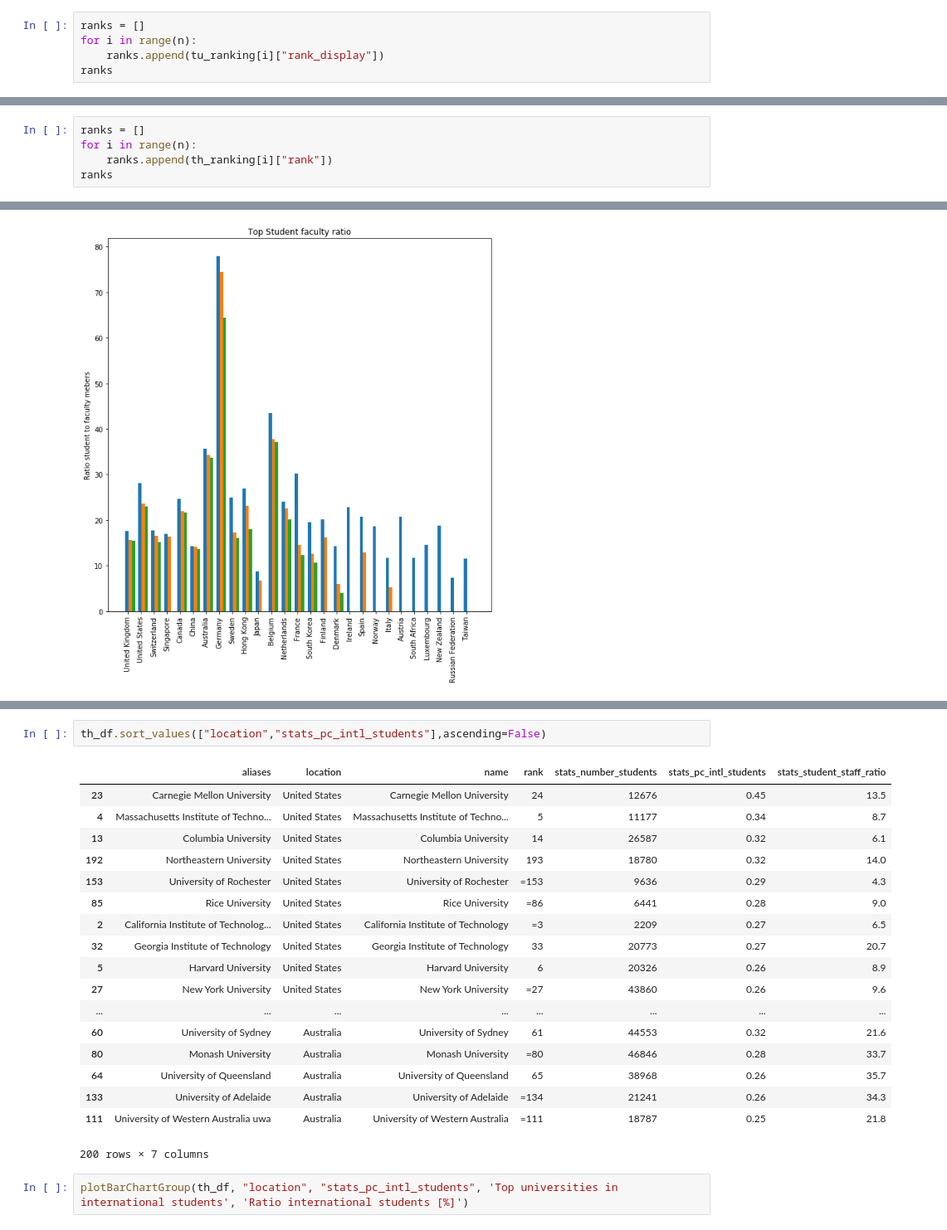
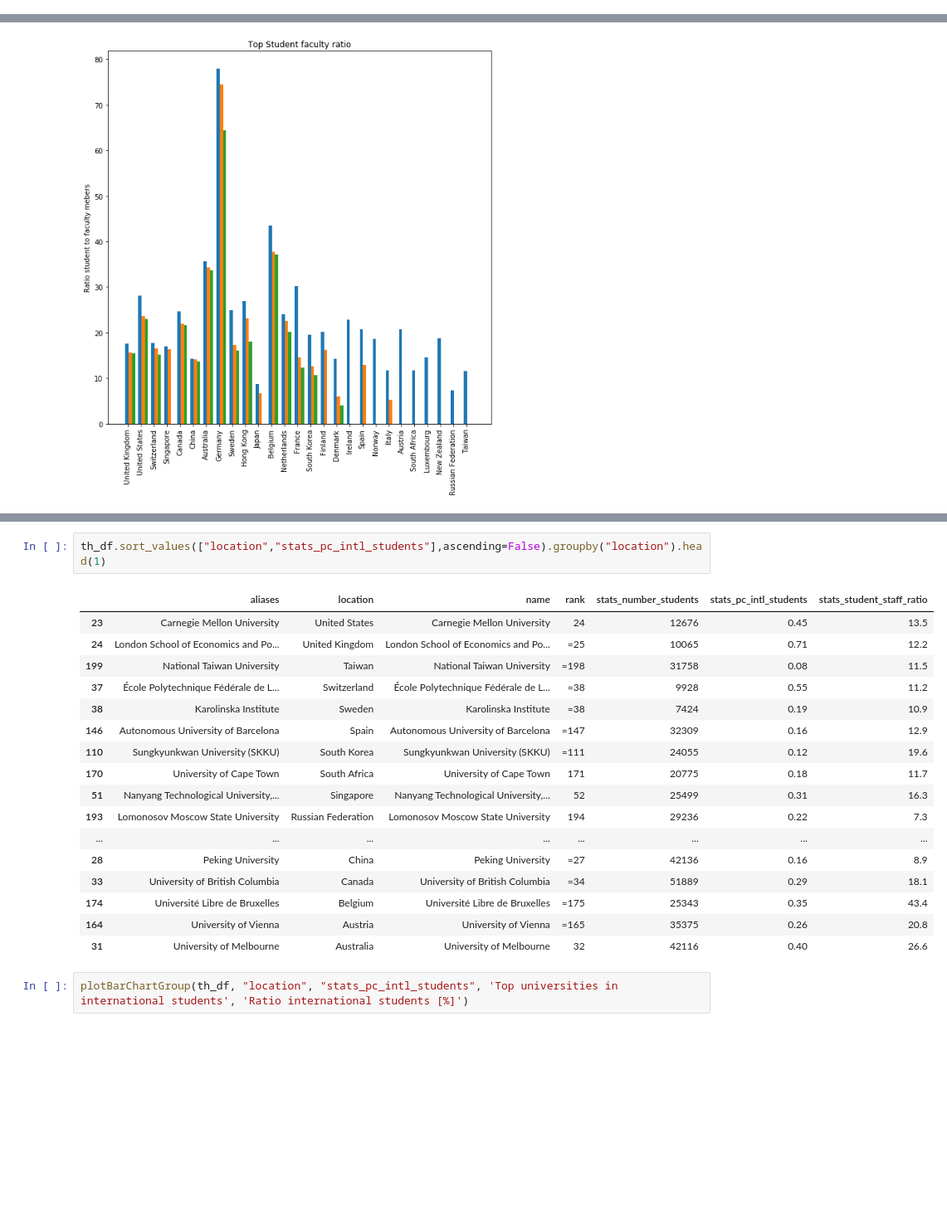
Before and after one commit to maxpr/ADA, a Jupyter notebook: 02 - Data from the Web/Homework2.ipynb, the cells around one changed output, grey strips where cells are left out. Shown at 83% size. Drawn from its saved outputs; the diff is of its cells as text; blank space fills up the shorter version.

```diff
--- a/02 - Data from the Web/Homework2.ipynb
+++ b/02 - Data from the Web/Homework2.ipynb
@@ -27,8 +29,3 @@ tu_ranking = req_tu_ranking.json()["data"]
 len(tu_ranking)
 # %% [output]
 959
-# %%
-ranks = []
-for i in range(n):
-    ranks.append(tu_ranking[i]["rank_display"])
-ranks
@@ -408,8 +351,3 @@ th_ranking = req_th_ranking.json()["data"]
 len(th_ranking)
 # %% [output]
 1102
-# %%
-ranks = []
-for i in range(n):
-    ranks.append(th_ranking[i]["rank"])
-ranks
@@ -552,24 +460,23 @@ plotBarChartGroup(th_df, "location", "stats_student_staff_ratio", 'Top Student f
 # %%
-th_df.sort_values(["location","stats_pc_intl_students"],ascending=False)
+th_df.sort_values(["location","stats_pc_intl_students"],ascending=False).groupby("location").head(1)
 # %% [output]
 |  | aliases | location | name | rank | stats_number_students | stats_pc_intl_students | stats_student_staff_ratio |
 | 23 | Carnegie Mellon University | United States | Carnegie Mellon University | 24 | 12676 | 0.45 | 13.5 |
-| 4 | Massachusetts Institute of Techno... | United States | Massachusetts Institute of Techno... | 5 | 11177 | 0.34 | 8.7 |
-| 13 | Columbia University | United States | Columbia University | 14 | 26587 | 0.32 | 6.1 |
-| 192 | Northeastern University | United States | Northeastern University | 193 | 18780 | 0.32 | 14.0 |
-| 153 | University of Rochester | United States | University of Rochester | =153 | 9636 | 0.29 | 4.3 |
-| 85 | Rice University | United States | Rice University | =86 | 6441 | 0.28 | 9.0 |
-| 2 | California Institute of Technolog... | United States | California Institute of Technology | =3 | 2209 | 0.27 | 6.5 |
-| 32 | Georgia Institute of Technology | United States | Georgia Institute of Technology | 33 | 20773 | 0.27 | 20.7 |
-| 5 | Harvard University | United States | Harvard University | 6 | 20326 | 0.26 | 8.9 |
-| 27 | New York University | United States | New York University | =27 | 43860 | 0.26 | 9.6 |
+| 24 | London School of Economics and Po... | United Kingdom | London School of Economics and Po... | =25 | 10065 | 0.71 | 12.2 |
+| 199 | National Taiwan University | Taiwan | National Taiwan University | =198 | 31758 | 0.08 | 11.5 |
+| 37 | École Polytechnique Fédérale de L... | Switzerland | École Polytechnique Fédérale de L... | =38 | 9928 | 0.55 | 11.2 |
+| 38 | Karolinska Institute | Sweden | Karolinska Institute | =38 | 7424 | 0.19 | 10.9 |
+| 146 | Autonomous University of Barcelona | Spain | Autonomous University of Barcelona | =147 | 32309 | 0.16 | 12.9 |
+| 110 | Sungkyunkwan University (SKKU) | South Korea | Sungkyunkwan University (SKKU) | =111 | 24055 | 0.12 | 19.6 |
+| 170 | University of Cape Town | South Africa | University of Cape Town | 171 | 20775 | 0.18 | 11.7 |
+| 51 | Nanyang Technological University,... | Singapore | Nanyang Technological University,... | 52 | 25499 | 0.31 | 16.3 |
+| 193 | Lomonosov Moscow State University | Russian Federation | Lomonosov Moscow State University | 194 | 29236 | 0.22 | 7.3 |
 | ... | ... | ... | ... | ... | ... | ... | ... |
-| 60 | University of Sydney | Australia | University of Sydney | 61 | 44553 | 0.32 | 21.6 |
-| 80 | Monash University | Australia | Monash University | =80 | 46846 | 0.28 | 33.7 |
-| 64 | University of Queensland | Australia | University of Queensland | 65 | 38968 | 0.26 | 35.7 |
-| 133 | University of Adelaide | Australia | University of Adelaide | =134 | 21241 | 0.26 | 34.3 |
-| 111 | University of Western Australia uwa | Australia | University of Western Australia | =111 | 18787 | 0.25 | 21.8 |
+| 28 | Peking University | China | Peking University | =27 | 42136 | 0.16 | 8.9 |
+| 33 | University of British Columbia | Canada | University of British Columbia | =34 | 51889 | 0.29 | 18.1 |
+| 174 | Université Libre de Bruxelles | Belgium | Université Libre de Bruxelles | =175 | 25343 | 0.35 | 43.4 |
+| 164 | University of Vienna | Austria | University of Vienna | =165 | 35375 | 0.26 | 20.8 |
+| 31 | University of Melbourne | Australia | University of Melbourne | 32 | 42116 | 0.40 | 26.6 |
-200 rows × 7 columns
 # %%
 plotBarChartGroup(th_df, "location", "stats_pc_intl_students", 'Top universities in international students', 'Ratio international students [%]')
 # %% [output]
```
Also changed, not shown: parts of 40 cells of this notebook.
